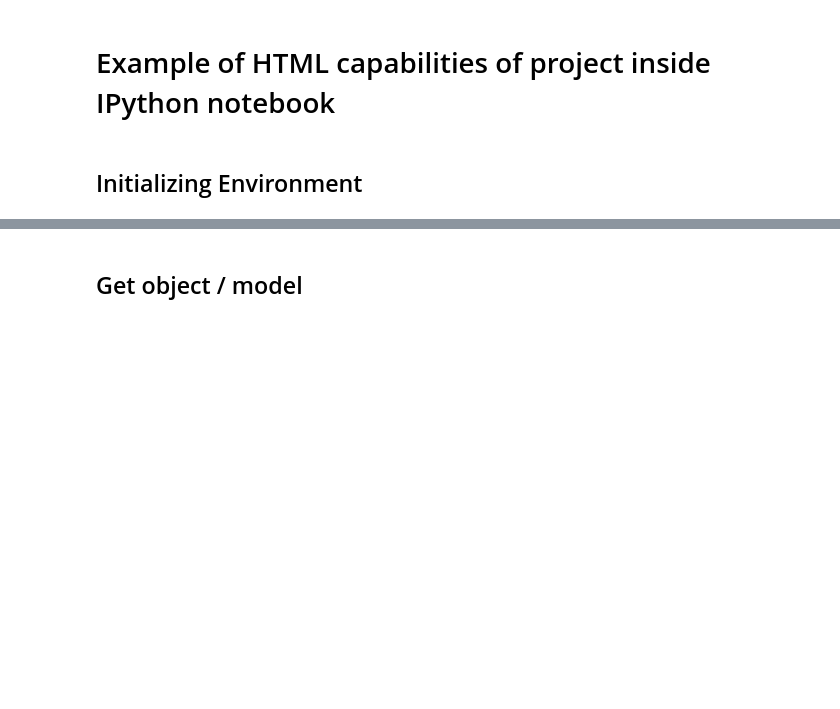
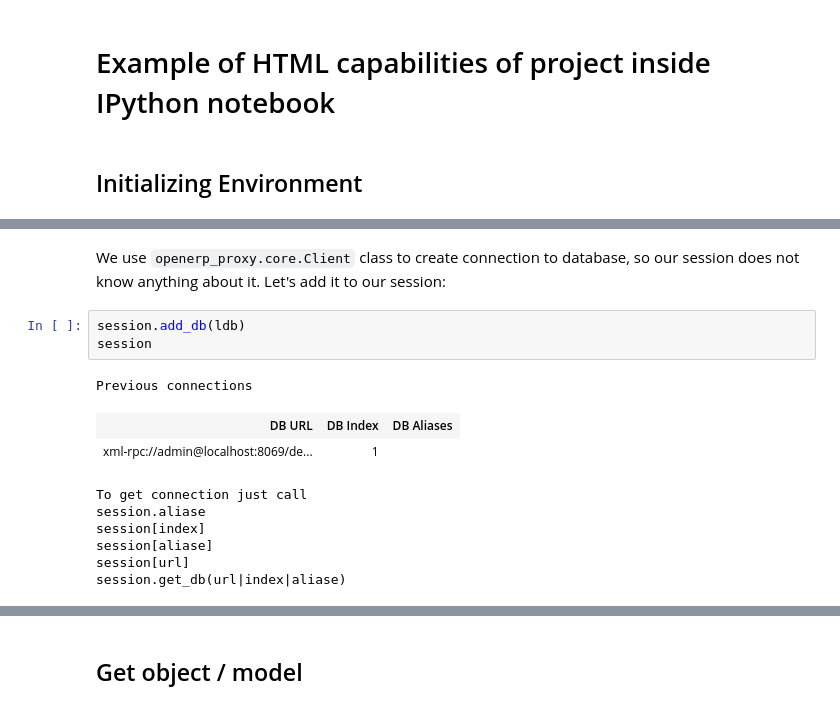
Before and after one commit to katyukha/odoo-rpc-client, a Jupyter notebook: examples/Examples & HTML tests.ipynb, the cells around one changed output, grey strips where cells are left out. Drawn from its saved outputs; the diff is of its cells as text; blank space fills up the shorter version.

````diff
--- a/examples/Examples & HTML tests.ipynb
+++ b/examples/Examples & HTML tests.ipynb
@@ -28,0 +54,15 @@ of connections above
+# %% [markdown]
+We use ```openerp_proxy.core.Client``` class to create connection to database, so our session does not know anything about it. Let's add it to our session:
+# %%
+session.add_db(ldb)
+session
+# %% [output]
+Previous connections
+| DB URL | DB Index | DB Aliases |
+| xml-rpc://admin@localhost:8069/de... | 1 |  |
+To get connection just call
+session.aliase
+session[index]
+session[aliase]
+session[url]
+session.get_db(url|index|aliase)
````
Also changed, not shown: parts of 33 cells of this notebook, 12 other files.
